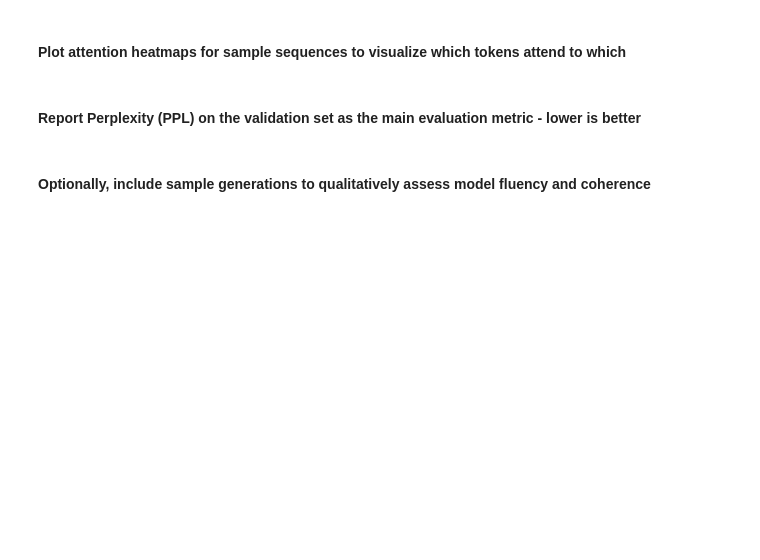
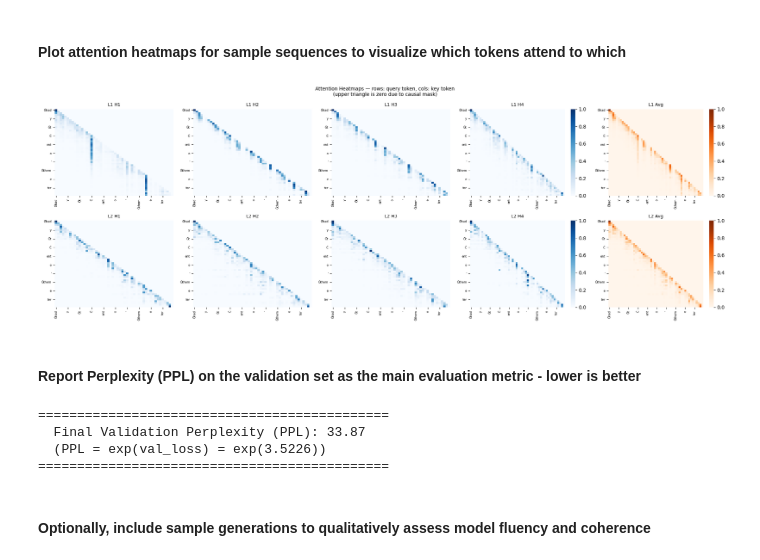
Before and after one commit to shanewang09/applied-ml, a Jupyter notebook: homework3/AppliedML_HW3_tsw2134.ipynb, the cells around one changed output. Saved outputs shown, nothing was run; the diff lists cells and outputs as text; code cells hidden in the pictures; blank space fills up the shorter version.

```diff
--- a/homework3/AppliedML_HW3_tsw2134.ipynb
+++ b/homework3/AppliedML_HW3_tsw2134.ipynb
@@ -409,6 +440,86 @@ Final Validation Perplexity: 33.87
 # %% [markdown]
 #### Plot attention heatmaps for sample sequences to visualize which tokens attend to which
+# %%
+def get_token_labels(token_ids_1d, tokenizer):
+    """Decode each token id to a short readable label."""
+    return [tokenizer.id_to_token(int(tid)) or str(int(tid)) for tid in token_ids_1d]
+
+def plot_attention_heatmaps(model, tokenizer, sample_input, device, max_label_len=6):
+    """
+    Run one forward pass on `sample_input` (1-D tensor of token ids, length T),
+    then plot per-head attention matrices for every Transformer layer.
+    """
+    model.eval()
+    x = sample_input.unsqueeze(0).to(device)      # (1, T)
+    T = x.shape[1]
+
+    with torch.no_grad():
+        _ = model(x)                               # populates attn_weights in each block
+
+    all_weights = model.get_attention_weights()    # list of (1, H, T, T)
+    labels = get_token_labels(sample_input, tokenizer)
+    labels = [lbl[:max_label_len] for lbl in labels]   # truncate for readability
+
+    n_layers = len(all_weights)
+    n_heads  = all_weights[0].shape[1]
+
+    fig, axes = plt.subplots(n_layers, n_heads + 1,
+                             figsize=(4 * (n_heads + 1), 3.5 * n_layers))
+    if n_layers == 1:
+        axes = axes[np.newaxis, :]
+
+    tick_step = max(1, T // 10)   # show at most ~10 tick labels per axis
+
+    for layer_idx, weights in enumerate(all_weights):
+        w = weights[0].cpu().numpy()               # (H, T, T)
+        avg_w = w.mean(axis=0)                     # (T, T) – average over heads
+
+        for head_idx in range(n_heads):
+            ax = axes[layer_idx, head_idx]
+            sns.heatmap(w[head_idx], ax=ax, cmap='Blues', vmin=0, vmax=1,
+                        cbar=(head_idx == n_heads - 1),
+                        xticklabels=False, yticklabels=False)
+            ax.set_title(f'L{layer_idx+1} H{head_idx+1}', fontsize=9)
+            # Show a sparse subset of token labels
+            ticks = list(range(0, T, tick_step))
+            ax.set_xticks([t + 0.5 for t in ticks])
+            ax.set_xticklabels([labels[t] for t in ticks], rotation=90, fontsize=6)
+            ax.set_yticks([t + 0.5 for t in ticks])
+            ax.set_yticklabels([labels[t] for t in ticks], rotation=0, fontsize=6)
+
+        # Averaged-head column
+        ax_avg = axes[layer_idx, n_heads]
+        sns.heatmap(avg_w, ax=ax_avg, cmap='Oranges', vmin=0, vmax=avg_w.max(),
+                    cbar=True, xticklabels=False, yticklabels=False)
+        ax_avg.set_title(f'L{layer_idx+1} Avg', fontsize=9)
+        ax_avg.set_xticks([t + 0.5 for t in ticks])
+        ax_avg.set_xticklabels([labels[t] for t in ticks], rotation=90, fontsize=6)
+        ax_avg.set_yticks([t + 0.5 for t in ticks])
+        ax_avg.set_yticklabels([labels[t] for t in ticks], rotation=0, fontsize=6)
+
+    fig.suptitle('Attention Heatmaps — rows: query token, cols: key token\n'
+                 '(upper triangle is zero due to causal mask)', fontsize=10)
+    plt.tight_layout()
+    plt.savefig('attention_heatmaps.png', dpi=150, bbox_inches='tight')
+    plt.show()
+
+# Pick a sample from the validation set (choose index 0, or any interesting one)
+SAMPLE_IDX = 0
+sample_seq  = val_inputs[SAMPLE_IDX]                # (50,)
+plot_attention_heatmaps(model, tokenizer, sample_seq, DEVICE)
+# %% [output]
+[figure, added]
 # %% [markdown]
 #### Report Perplexity (PPL) on the validation set as the main evaluation metric - lower is better
+# %%
+print("=" * 45)
+print(f"  Final Validation Perplexity (PPL): {val_ppls[-1]:.2f}")
+print(f"  (PPL = exp(val_loss) = exp({val_losses[-1]:.4f}))")
+print("=" * 45)
+# %% [output]
+=============================================
+  Final Validation Perplexity (PPL): 33.87
+  (PPL = exp(val_loss) = exp(3.5226))
+=============================================
 # %% [markdown]
 #### Optionally, include sample generations to qualitatively assess model fluency and coherence
```
Also changed, not shown: parts of 5 cells of this notebook, 2 other files.
